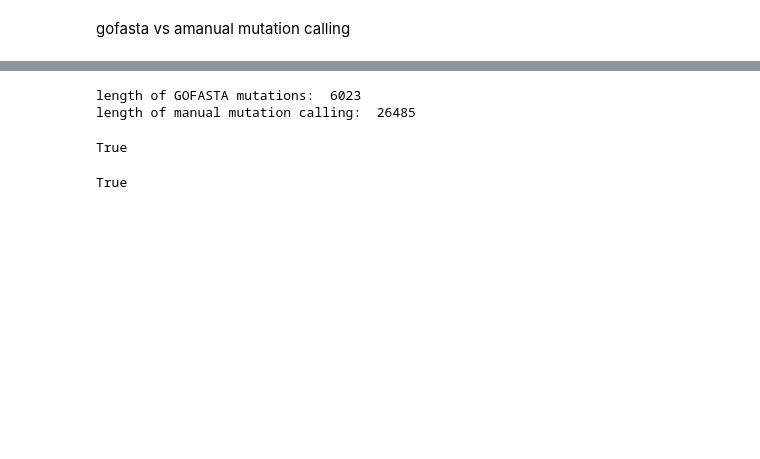
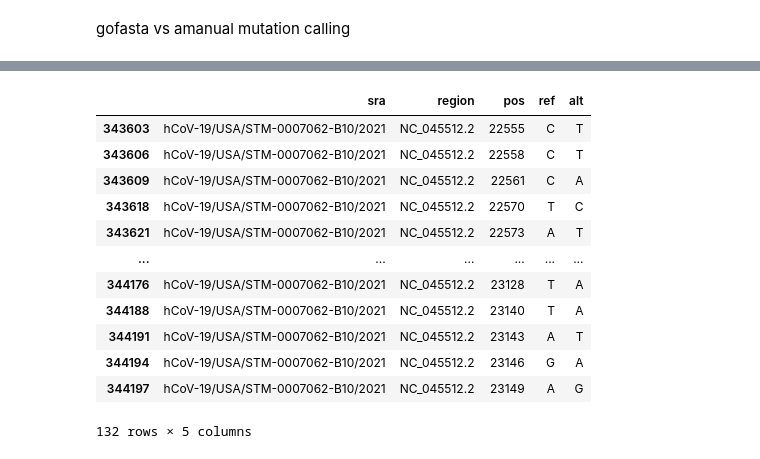
Before and after one commit to yutiachen5/bjorn_rep, a Jupyter notebook: output/sanity_check.ipynb, the cells around one changed output, grey strips where cells are left out. Saved outputs shown, nothing was run; the diff lists cells and outputs as text; code cells hidden in the pictures; blank space fills up the shorter version.

```diff
--- a/output/sanity_check.ipynb
+++ b/output/sanity_check.ipynb
@@ -4,0 +177,17 @@ import pandas as pd
+# %%
+tmp2 = ba2_manual[(ba2_manual["sra"] == 'hCoV-19/USA/STM-0007062-B10/2021') & (~ba2_manual["alt"].isin(ambiguous_nuc))]
+tmp2
+# %% [output]
+|  | sra | region | pos | ref | alt |
+| 343603 | hCoV-19/USA/STM-0007062-B10/2021 | NC_045512.2 | 22555 | C | T |
+| 343606 | hCoV-19/USA/STM-0007062-B10/2021 | NC_045512.2 | 22558 | C | T |
+| 343609 | hCoV-19/USA/STM-0007062-B10/2021 | NC_045512.2 | 22561 | C | A |
+| 343618 | hCoV-19/USA/STM-0007062-B10/2021 | NC_045512.2 | 22570 | T | C |
+| 343621 | hCoV-19/USA/STM-0007062-B10/2021 | NC_045512.2 | 22573 | A | T |
+| ... | ... | ... | ... | ... | ... |
+| 344176 | hCoV-19/USA/STM-0007062-B10/2021 | NC_045512.2 | 23128 | T | A |
+| 344188 | hCoV-19/USA/STM-0007062-B10/2021 | NC_045512.2 | 23140 | T | A |
+| 344191 | hCoV-19/USA/STM-0007062-B10/2021 | NC_045512.2 | 23143 | A | T |
+| 344194 | hCoV-19/USA/STM-0007062-B10/2021 | NC_045512.2 | 23146 | G | A |
+| 344197 | hCoV-19/USA/STM-0007062-B10/2021 | NC_045512.2 | 23149 | A | G |
+132 rows × 5 columns
@@ -5,21 +206,8 @@ import pandas as pd
 # %%
-gofasta = pd.read_csv('/home/eleanor124/projects/bjorn_rep/output/gofasta_variants/mutations.tsv', sep="\t")
-gofasta.sort_values(by="sra", inplace=True)
-print("length of GOFASTA mutations: ", len(gofasta))
+df1 = pd.read_csv('/home/eleanor124/projects/bjorn_rep/output/Hu1/mutations.tsv', sep="\t", header=0)
+df1.sort_values(by=["sra", "pos"]).reset_index(drop=True, inplace=True)
 
-manual = pd.read_csv('/home/eleanor124/projects/bjorn_rep/output/mutations.tsv', sep="\t")
-manual.sort_values(by="sra", inplace=True)
-print("length of manual mutation calling: ", len(manual))
+df2 = pd.read_csv('/home/eleanor124/projects/bjorn_rep/output/Hu1/gofasta/BA1/mutations.tsv', sep="\t", header=0)
+df2.sort_values(by=["sra", "pos"]).reset_index(drop=True, inplace=True)
+
+df2
-# %% [output]
-length of GOFASTA mutations:  6023
-length of manual mutation calling:  26485
-# %%
-# compare samples
-samples_gofasta = gofasta["sra"].unique()
-samples_manual = manual["sra"].unique()
-
-print(sorted(samples_gofasta) == sorted(samples_manual))
-len(samples_gofasta) == len(samples_manual) == 100
-# %% [output]
-True
-True
```
Also changed, not shown: parts of 25 cells of this notebook, 32 other files.
